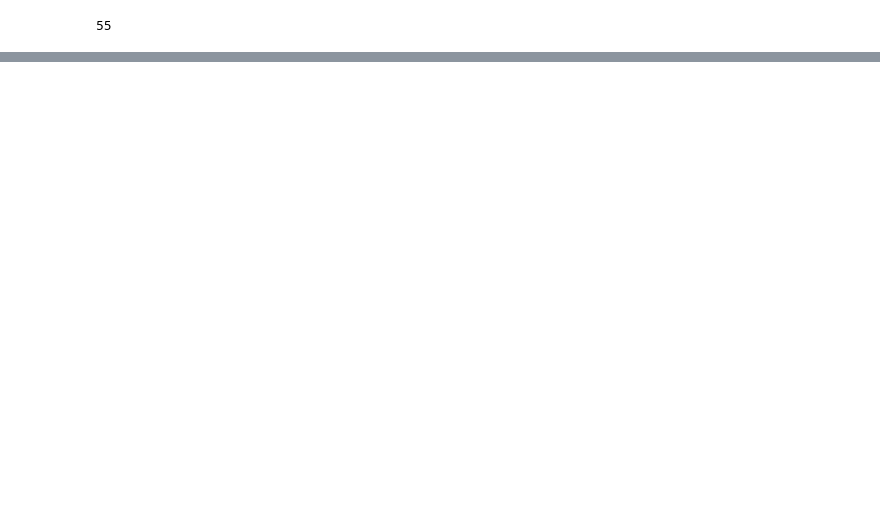
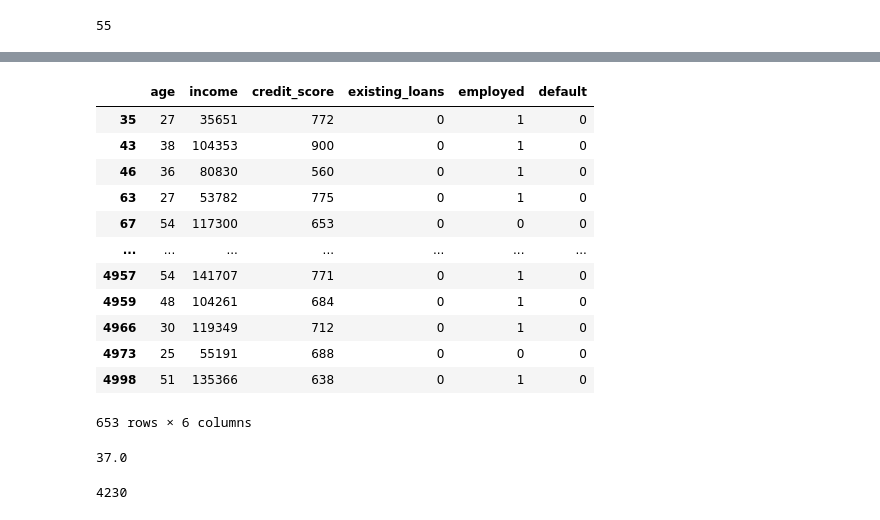
Before and after one commit to mdalishekh/DriftShield, a Jupyter notebook: data_clean.ipynb, the cells around one changed output, grey strips where cells are left out. Cells and saved outputs as stored; diff of their text form; code cells hidden in the pictures; blank space fills up the shorter version.

```diff
--- a/data_clean.ipynb
+++ b/data_clean.ipynb
@@ -221,0 +245,26 @@ df.loc[(df["age"]>=60) & (df["employed"]==0)]
+# %%
+df.loc[(df['existing_loans']<1)]
+# %% [output]
+|  | age | income | credit_score | existing_loans | employed | default |
+| 35 | 27 | 35651 | 772 | 0 | 1 | 0 |
+| 43 | 38 | 104353 | 900 | 0 | 1 | 0 |
+| 46 | 36 | 80830 | 560 | 0 | 1 | 0 |
+| 63 | 27 | 53782 | 775 | 0 | 1 | 0 |
+| 67 | 54 | 117300 | 653 | 0 | 0 | 0 |
+| ... | ... | ... | ... | ... | ... | ... |
+| 4957 | 54 | 141707 | 771 | 0 | 1 | 0 |
+| 4959 | 48 | 104261 | 684 | 0 | 1 | 0 |
+| 4966 | 30 | 119349 | 712 | 0 | 1 | 0 |
+| 4973 | 25 | 55191 | 688 | 0 | 0 | 0 |
+| 4998 | 51 | 135366 | 638 | 0 | 1 | 0 |
+653 rows × 6 columns
+# %%
+
+emi = (33333 /90000)*100
+print(f"{emi:.1f}")
+# %% [output]
+37.0
+# %%
+df.loc[(df["income"]>50000)].shape[0]
+# %% [output]
+4230
```
Also changed, not shown: parts of 13 cells of this notebook.
